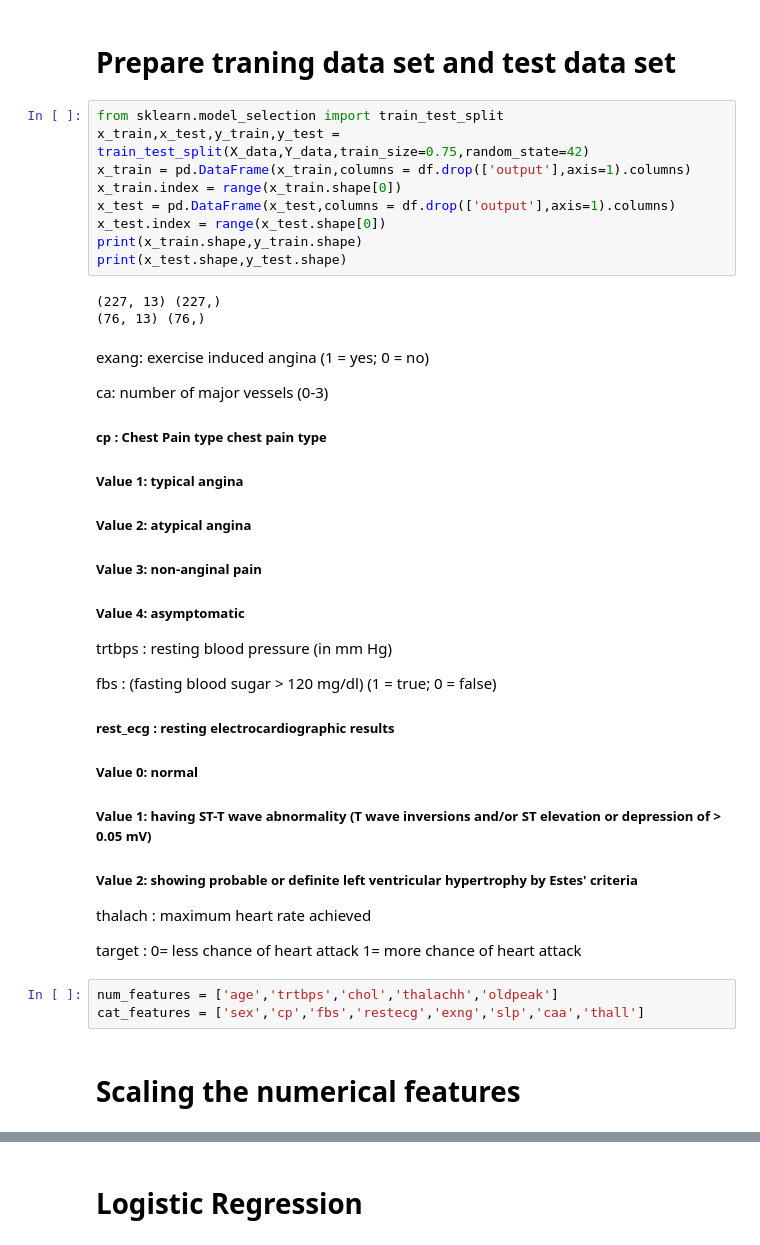
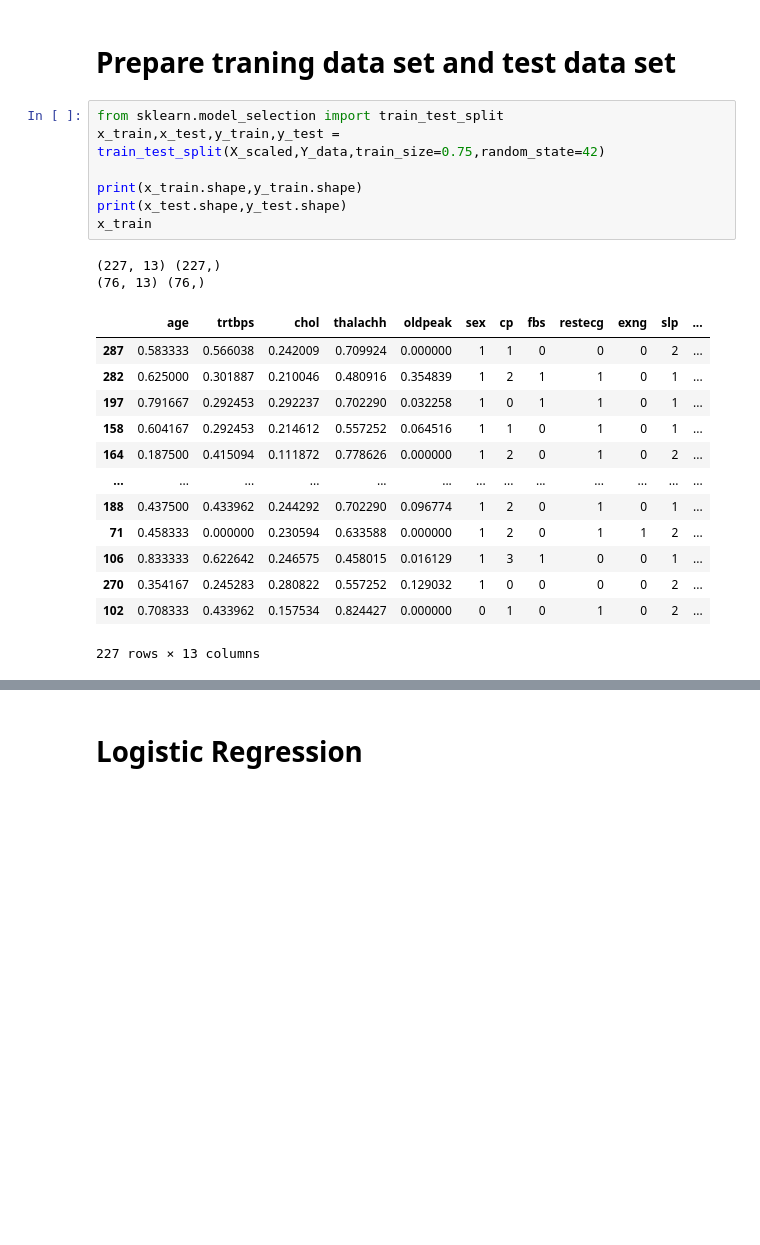
Before and after one commit to YouWeiChenPython/IMLP, a Jupyter notebook: Final Project/Heart attack predict.ipynb, the cells around one changed output, grey strips where cells are left out. Cells and saved outputs as stored; diff of their text form; blank space fills up the shorter version.

```diff
--- a/Final Project/Heart attack predict.ipynb
+++ b/Final Project/Heart attack predict.ipynb
@@ -214,41 +256,24 @@ Y shape:  (303,)
 # Prepare traning data set and test data set
 # %%
 from sklearn.model_selection import train_test_split
-x_train,x_test,y_train,y_test = train_test_split(X_data,Y_data,train_size=0.75,random_state=42)
-x_train = pd.DataFrame(x_train,columns = df.drop(['output'],axis=1).columns)
-x_train.index = range(x_train.shape[0])
-x_test = pd.DataFrame(x_test,columns = df.drop(['output'],axis=1).columns)
-x_test.index = range(x_test.shape[0])
+x_train,x_test,y_train,y_test = train_test_split(X_scaled,Y_data,train_size=0.75,random_state=42)
+
 print(x_train.shape,y_train.shape)
 print(x_test.shape,y_test.shape)
+x_train
 # %% [output]
 (227, 13) (227,)
 (76, 13) (76,)
+|  | age | trtbps | chol | thalachh | oldpeak | sex | cp | fbs | restecg | exng | slp | ... |
+| 287 | 0.583333 | 0.566038 | 0.242009 | 0.709924 | 0.000000 | 1 | 1 | 0 | 0 | 0 | 2 | ... |
+| 282 | 0.625000 | 0.301887 | 0.210046 | 0.480916 | 0.354839 | 1 | 2 | 1 | 1 | 0 | 1 | ... |
+| 197 | 0.791667 | 0.292453 | 0.292237 | 0.702290 | 0.032258 | 1 | 0 | 1 | 1 | 0 | 1 | ... |
+| 158 | 0.604167 | 0.292453 | 0.214612 | 0.557252 | 0.064516 | 1 | 1 | 0 | 1 | 0 | 1 | ... |
+| 164 | 0.187500 | 0.415094 | 0.111872 | 0.778626 | 0.000000 | 1 | 2 | 0 | 1 | 0 | 2 | ... |
+| ... | ... | ... | ... | ... | ... | ... | ... | ... | ... | ... | ... | ... |
+| 188 | 0.437500 | 0.433962 | 0.244292 | 0.702290 | 0.096774 | 1 | 2 | 0 | 1 | 0 | 1 | ... |
+| 71 | 0.458333 | 0.000000 | 0.230594 | 0.633588 | 0.000000 | 1 | 2 | 0 | 1 | 1 | 2 | ... |
+| 106 | 0.833333 | 0.622642 | 0.246575 | 0.458015 | 0.016129 | 1 | 3 | 1 | 0 | 0 | 1 | ... |
+| 270 | 0.354167 | 0.245283 | 0.280822 | 0.557252 | 0.129032 | 1 | 0 | 0 | 0 | 0 | 2 | ... |
+| 102 | 0.708333 | 0.433962 | 0.157534 | 0.824427 | 0.000000 | 0 | 1 | 0 | 1 | 0 | 2 | ... |
+227 rows × 13 columns
-# %% [markdown]
-exang: exercise induced angina (1 = yes; 0 = no)
-
-ca: number of major vessels (0-3)
-
-##### cp : Chest Pain type chest pain type
-##### Value 1: typical angina
-##### Value 2: atypical angina
-##### Value 3: non-anginal pain
-##### Value 4: asymptomatic
-
-trtbps : resting blood pressure (in mm Hg)
-
-fbs : (fasting blood sugar > 120 mg/dl) (1 = true; 0 = false)
-
-  ##### rest_ecg : resting electrocardiographic results
-  ##### Value 0: normal
-  ##### Value 1: having ST-T wave abnormality (T wave inversions and/or ST elevation or depression of > 0.05 mV)
-  ##### Value 2: showing probable or definite left ventricular hypertrophy by Estes' criteria
-
-thalach : maximum heart rate achieved
-
-target : 0= less chance of heart attack 1= more chance of heart attack
-# %%
-num_features = ['age','trtbps','chol','thalachh','oldpeak']
-cat_features = ['sex','cp','fbs','restecg','exng','slp','caa','thall']
-# %% [markdown]
-# Scaling the numerical features
```
Also changed, not shown: parts of 38 cells of this notebook, 5 other files.
